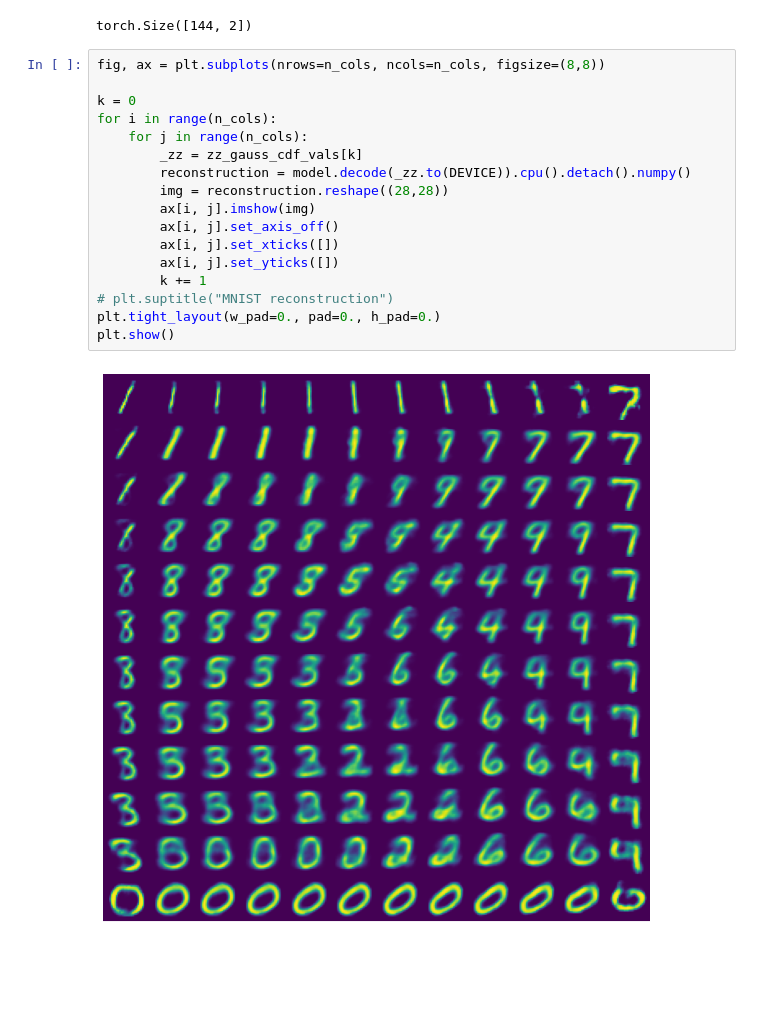
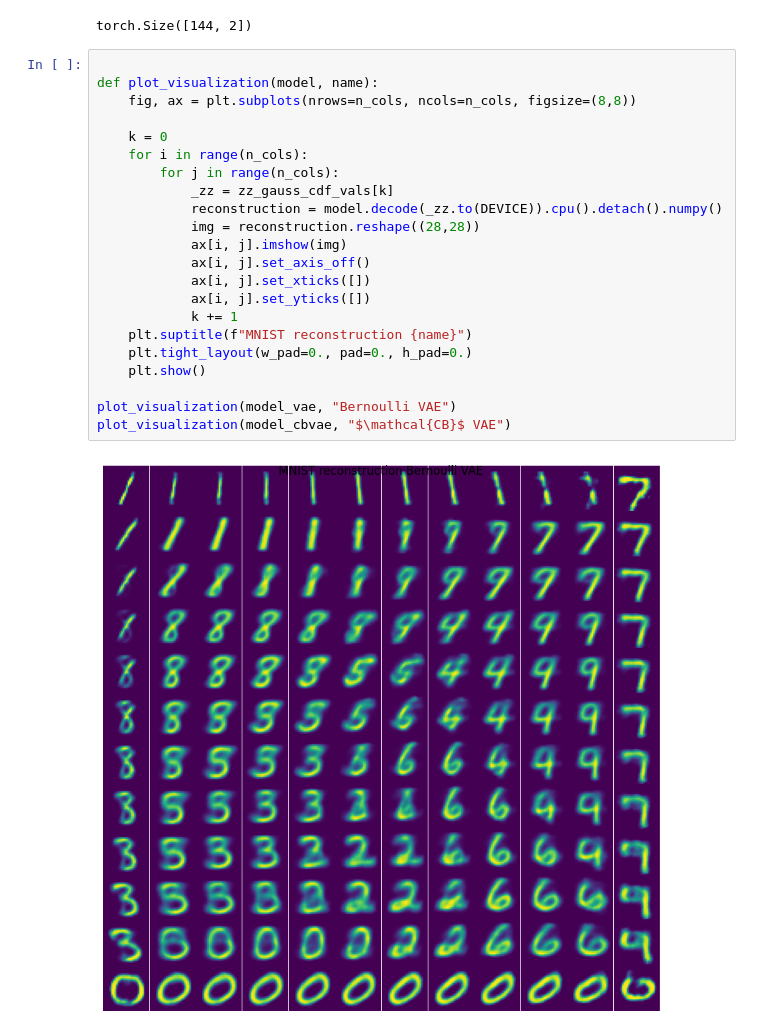
Before and after one commit to gapprez/PMLFinalProject, a Jupyter notebook: vae/VAE.ipynb, the cells around one changed output. Saved outputs shown, nothing was run; the diff lists cells and outputs as text; blank space fills up the shorter version.

Commit message:
Added visualization comparison

```diff
--- a/vae/VAE.ipynb
+++ b/vae/VAE.ipynb
@@ -283,21 +283,26 @@ zz_gauss_cdf_vals.shape
 # %% [output]
 torch.Size([144, 2])
 # %%
-fig, ax = plt.subplots(nrows=n_cols, ncols=n_cols, figsize=(8,8))
 
-k = 0
-for i in range(n_cols):
-    for j in range(n_cols):
-        _zz = zz_gauss_cdf_vals[k]
-        reconstruction = model.decode(_zz.to(DEVICE)).cpu().detach().numpy()
-        img = reconstruction.reshape((28,28))
-        ax[i, j].imshow(img)
-        ax[i, j].set_axis_off()
-        ax[i, j].set_xticks([])
-        ax[i, j].set_yticks([])
-        k += 1
-# plt.suptitle("MNIST reconstruction")
-plt.tight_layout(w_pad=0., pad=0., h_pad=0.)
-plt.show()
+def plot_visualization(model, name):
+    fig, ax = plt.subplots(nrows=n_cols, ncols=n_cols, figsize=(8,8))
+
+    k = 0
+    for i in range(n_cols):
+        for j in range(n_cols):
+            _zz = zz_gauss_cdf_vals[k]
+            reconstruction = model.decode(_zz.to(DEVICE)).cpu().detach().numpy()
+            img = reconstruction.reshape((28,28))
+            ax[i, j].imshow(img)
+            ax[i, j].set_axis_off()
+            ax[i, j].set_xticks([])
+            ax[i, j].set_yticks([])
+            k += 1
+    plt.suptitle(f"MNIST reconstruction {name}")
+    plt.tight_layout(w_pad=0., pad=0., h_pad=0.)
+    plt.show()
+
+plot_visualization(model_vae, "Bernoulli VAE")
+plot_visualization(model_cbvae, "$\mathcal{CB}$ VAE")
 # %% [output]
-[figure, old version]
+[figure, new version]
```
Also changed, not shown: parts of 4 cells of this notebook, 1 other file.
